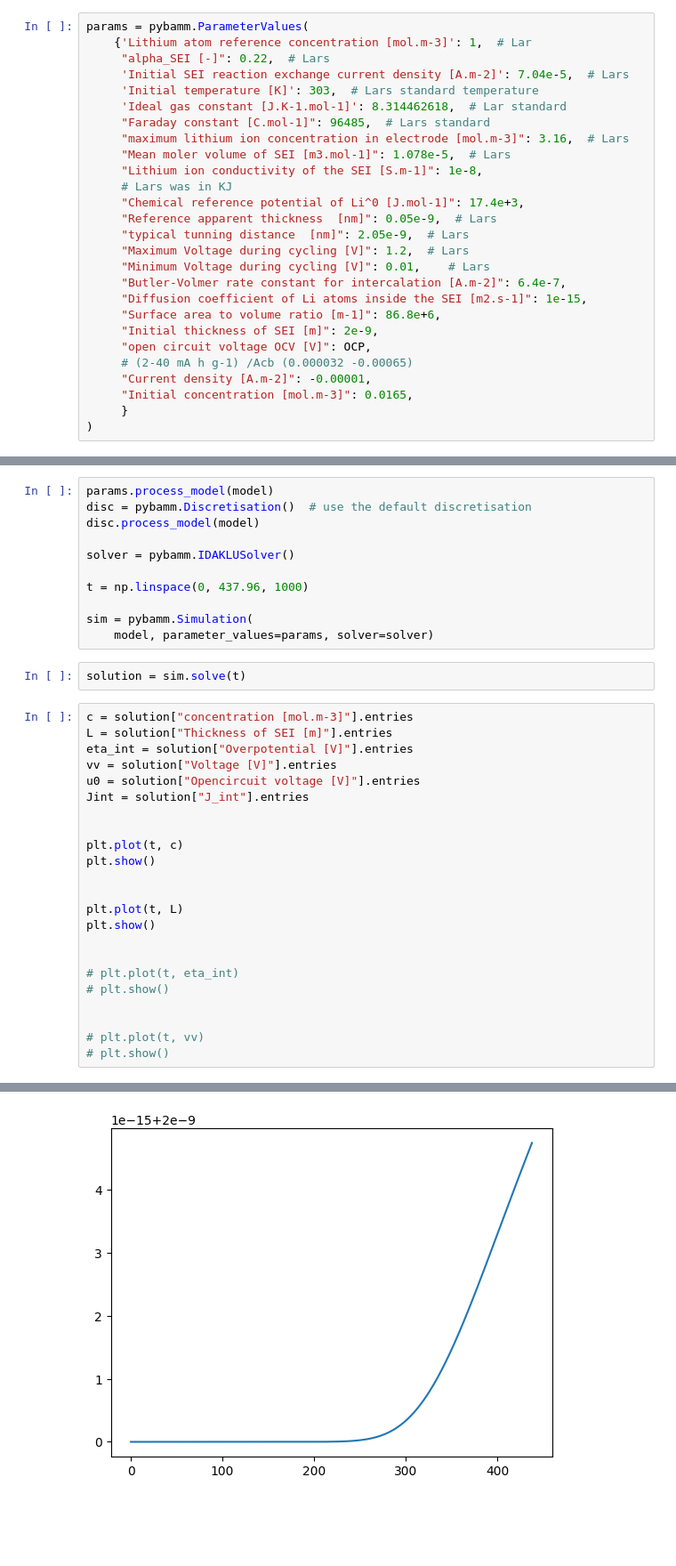
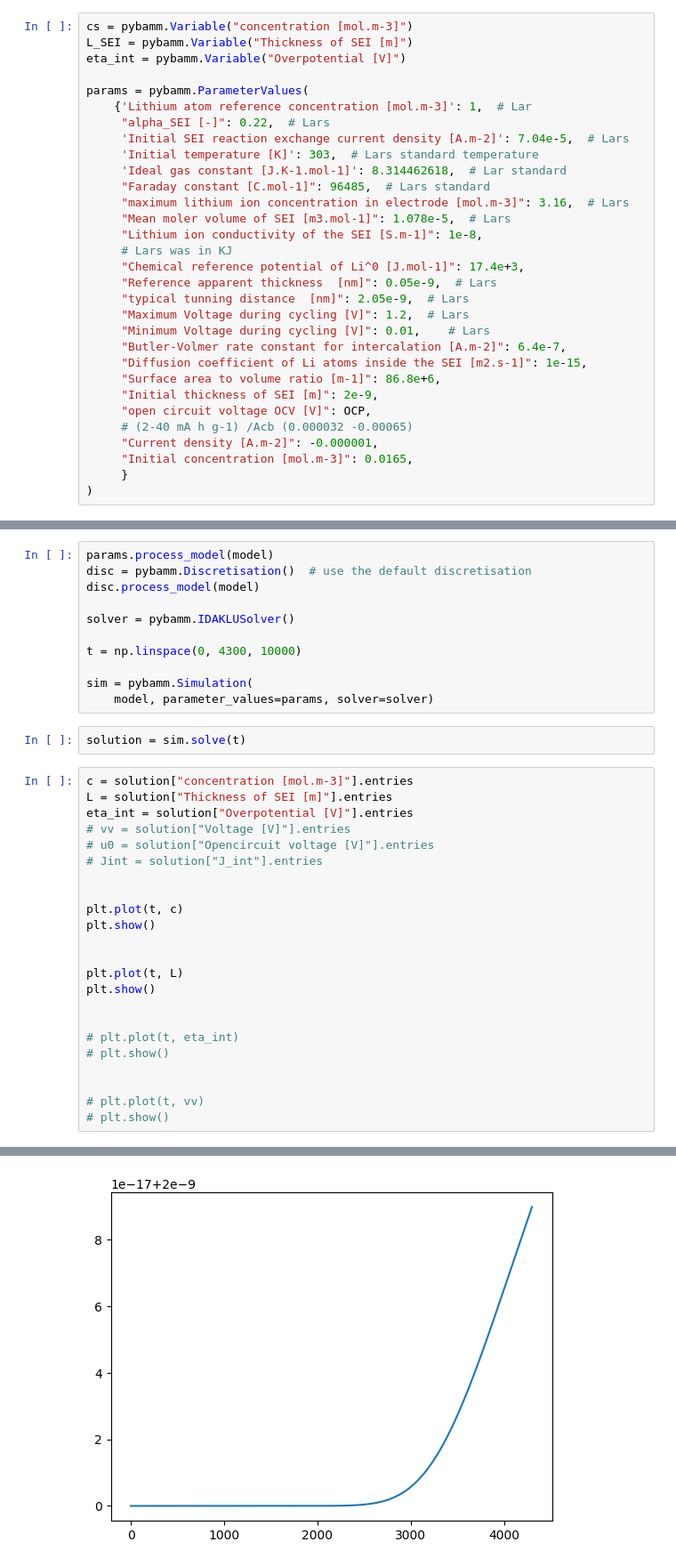
Before and after one commit to brosaplanella/formation, a Jupyter notebook: Lars_von2020.ipynb, the cells around one changed output, grey strips where cells are left out. Shown at 89% size. Drawn from its saved outputs; the diff is of its cells as text; blank space fills up the shorter version.

```diff
--- a/Lars_von2020.ipynb
+++ b/Lars_von2020.ipynb
@@ -117,6 +117,10 @@ def OCP(sto):
 # %% [markdown]
 Parameter values from Lars von Wedel 2020  https://doi.org/10.1016/j.jpowsour.2020.228923 suplementary material.
 # %%
+cs = pybamm.Variable("concentration [mol.m-3]")
+L_SEI = pybamm.Variable("Thickness of SEI [m]")
+eta_int = pybamm.Variable("Overpotential [V]")
+
 params = pybamm.ParameterValues(
     {'Lithium atom reference concentration [mol.m-3]': 1,  # Lar
      "alpha_SEI [-]": 0.22,  # Lars
@@ -139,7 +143,7 @@ params = pybamm.ParameterValues(
      "Initial thickness of SEI [m]": 2e-9,
      "open circuit voltage OCV [V]": OCP,
      # (2-40 mA h g-1) /Acb (0.000032 -0.00065)
-     "Current density [A.m-2]": -0.00001,
+     "Current density [A.m-2]": -0.000001,
      "Initial concentration [mol.m-3]": 0.0165,
      }
 )
@@ -199,7 +203,7 @@ disc.process_model(model)
 
 solver = pybamm.IDAKLUSolver()
 
-t = np.linspace(0, 437.96, 1000)
+t = np.linspace(0, 4300, 10000)
 
 sim = pybamm.Simulation(
     model, parameter_values=params, solver=solver)
@@ -209,9 +213,9 @@ solution = sim.solve(t)
 c = solution["concentration [mol.m-3]"].entries
 L = solution["Thickness of SEI [m]"].entries
 eta_int = solution["Overpotential [V]"].entries
-vv = solution["Voltage [V]"].entries
-u0 = solution["Opencircuit voltage [V]"].entries
-Jint = solution["J_int"].entries
+# vv = solution["Voltage [V]"].entries
+# u0 = solution["Opencircuit voltage [V]"].entries
+# Jint = solution["J_int"].entries
 
 
 plt.plot(t, c)
@@ -233 +237 @@ plt.show()
-[figure, old version]
+[figure, new version]
```
Also changed, not shown: parts of 4 cells of this notebook.
